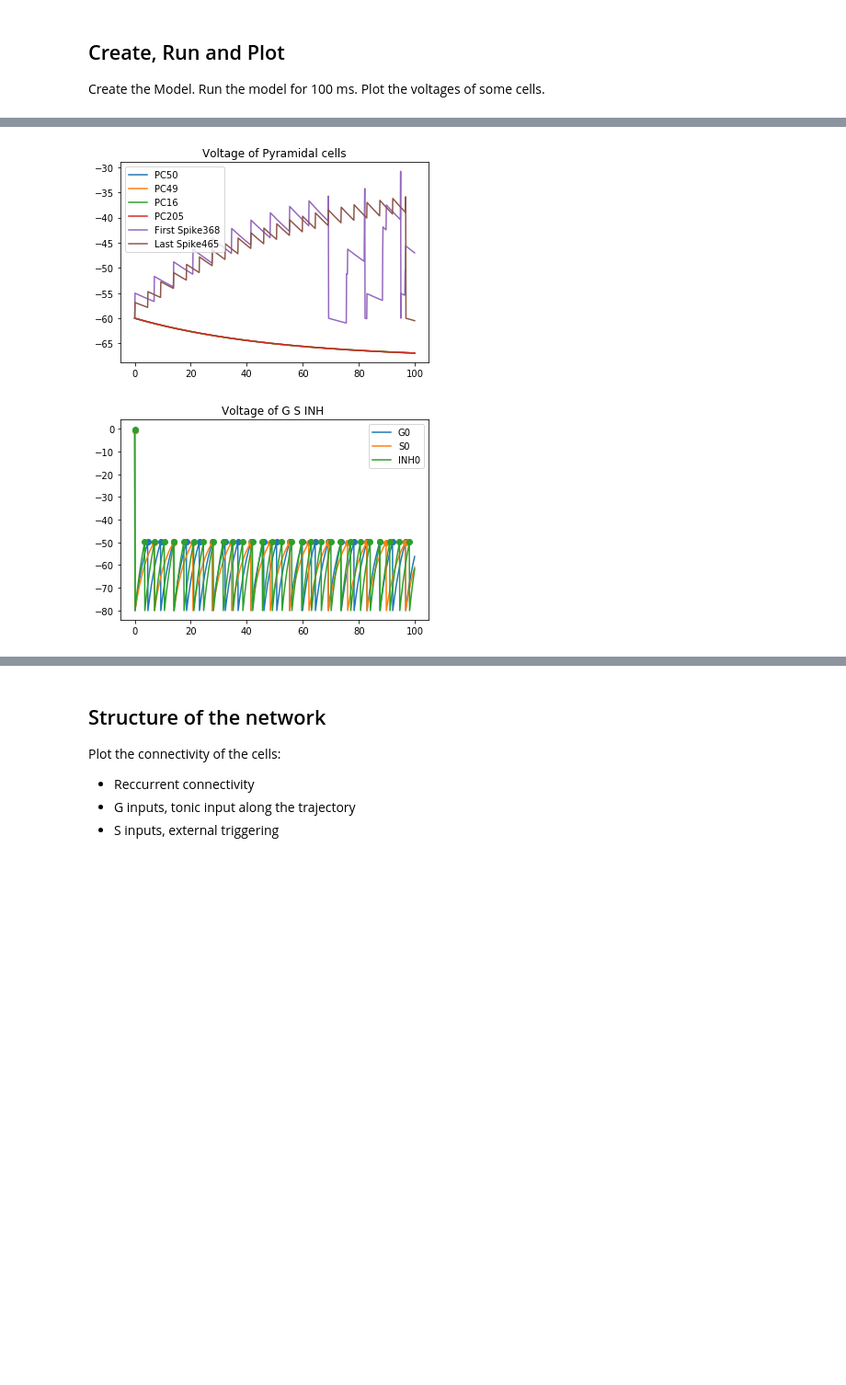
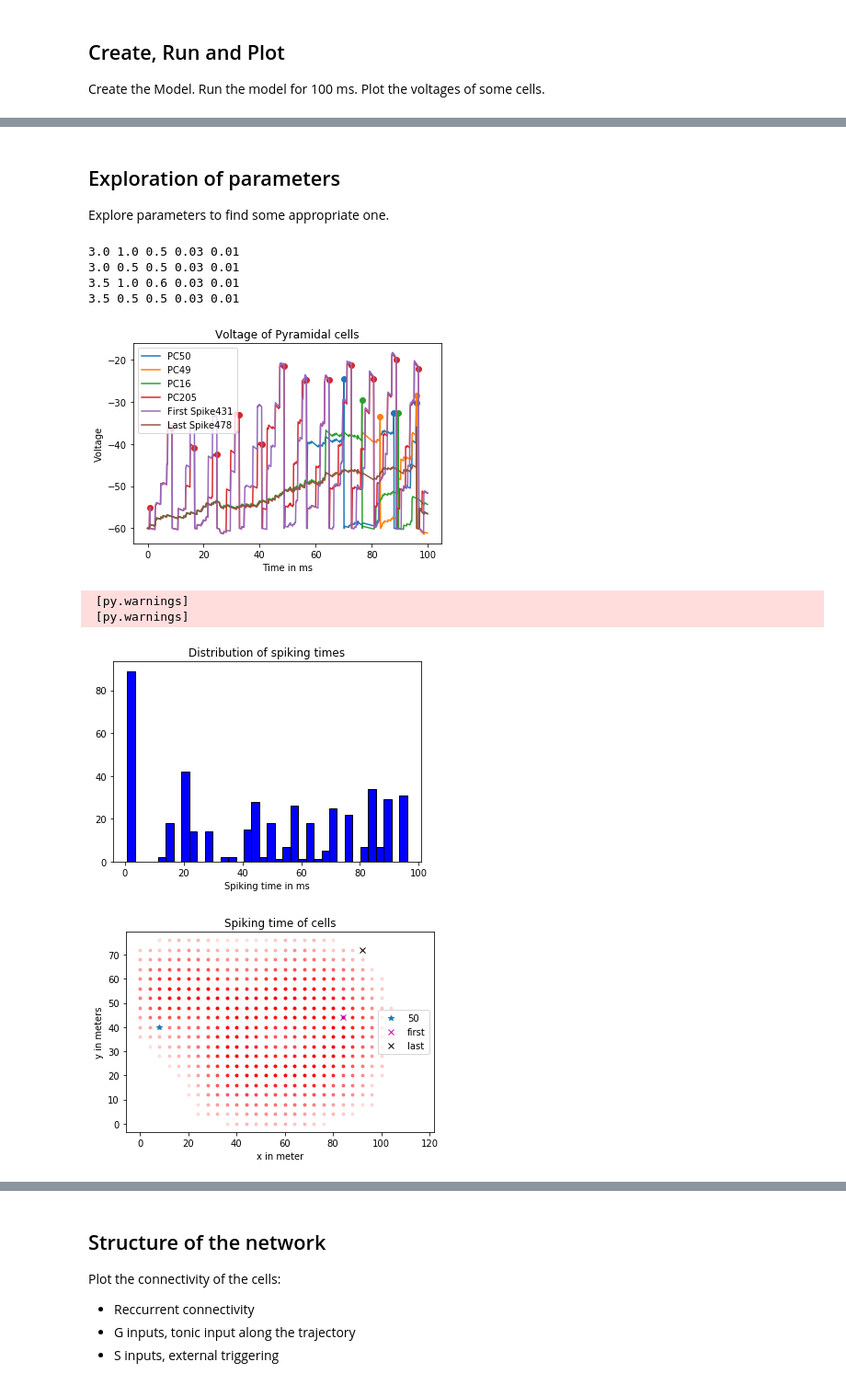
Before and after one commit to Victoriad1996/SemesterProject, a Jupyter notebook: SimpleFairhall/first_project_oop_plots.ipynb, the cells around one changed output, grey strips where cells are left out. Shown at 92% size. Drawn from its saved outputs; the diff is of its cells as text; code cells hidden in the pictures; blank space fills up the shorter version.

```diff
--- a/SimpleFairhall/first_project_oop_plots.ipynb
+++ b/SimpleFairhall/first_project_oop_plots.ipynb
@@ -33,5 +33,0 @@ fm1 = FirstModel(params)
-# %%
-fm1.run(duration= 100 * ms, show_PC=True, show_other=True)
-# %% [output]
-[figure, removed]
-[figure, removed]
@@ -37,0 +49,51 @@ fm1.run(duration= 100 * ms, show_PC=True, show_other=True)
+# %% [markdown]
+## Exploration of parameters
+Explore parameters to find some appropriate one.
+# %%
+fm1 = None
+
+params = { 'Model' : 'Threshold_plasiticity', # options : 'Fairhall' or 'Threshold_plasiticity'
+         'connection_matrix_S' : result_S,
+          'num_tonic_neurons' : num_tonic_neurons,
+          'num_ext_neurons' : num_ext_neurons,
+
+          'rec_weight' : 5.,
+          'ext_weight' : 0.5,
+          'R_weight' : 0.5,
+          'inh_weight_pi' : 0.03,
+           'inh_weight_ip' : 0.01
+         }
+
+if not result_G is None:
+    params['connection_matrix_G'] = result_G
+
+list_params=[params]
+
+list_params.append(functions.add_params(params, rec_weight=3.,ext_weight=1.,
+                                        R_weight=0.5, inh_weight_pi=0.03, inh_weight_ip=0.01))
+
+
+list_params.append(functions.add_params(params, rec_weight=3.,  ext_weight=0.5,
+                                        R_weight=0.5, inh_weight_pi=0.03, inh_weight_ip=0.01))
+
+
+list_params.append(functions.add_params(params, rec_weight=3.5, ext_weight=1.,
+                                        R_weight=0.6, inh_weight_pi=0.03, inh_weight_ip=0.01))
+
+
+list_params.append(functions.add_params(params, rec_weight=3.5, ext_weight=0.5,
+                                        R_weight=0.5, inh_weight_pi=0.03, inh_weight_ip=0.01))
+# %% [output]
+3.0 1.0 0.5 0.03 0.01
+3.0 0.5 0.5 0.03 0.01
+3.5 1.0 0.6 0.03 0.01
+3.5 0.5 0.5 0.03 0.01
+# %%
+p = list_params[0]
+fm1 = plot_run(p)
+# %% [output]
+[figure, added]
+ [py.warnings]
+ [py.warnings]
+[figure, added]
+[figure, added]
```
Also changed, not shown: parts of 16 cells of this notebook, 3 other files.
